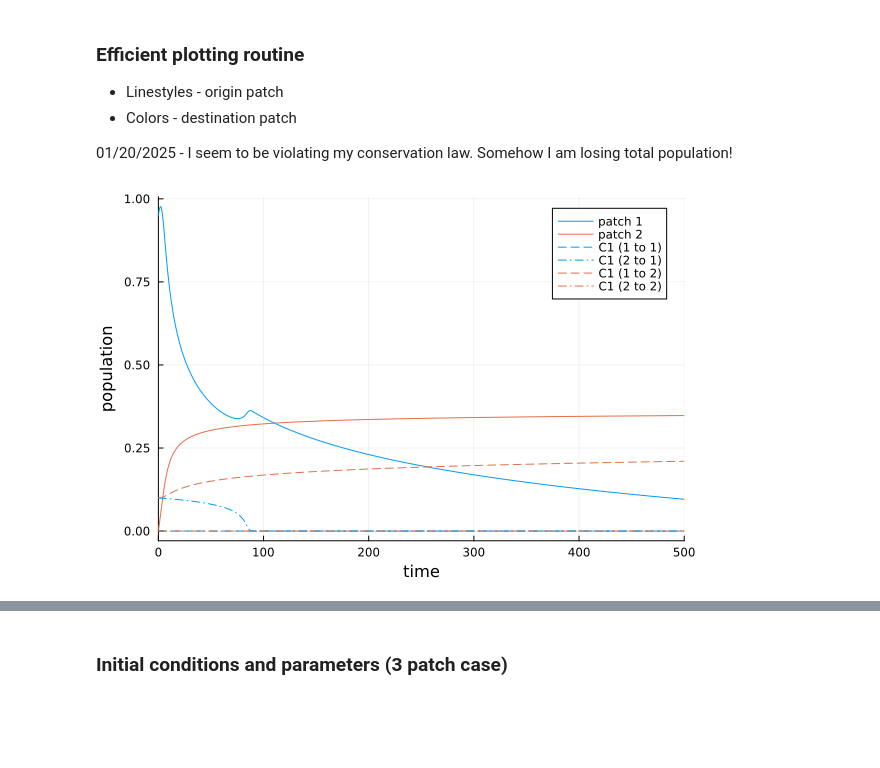
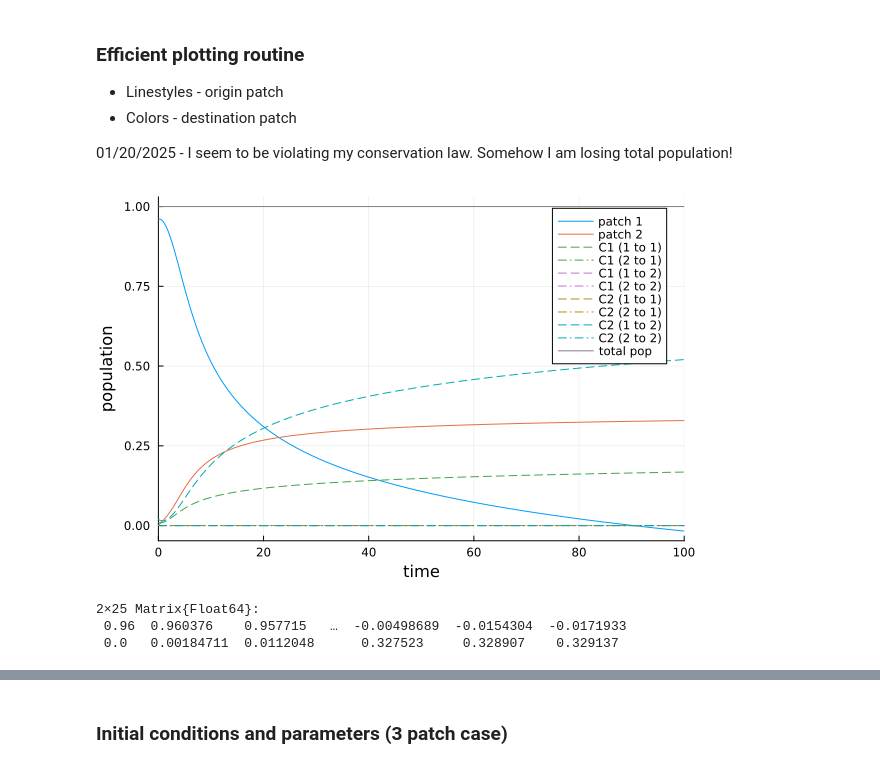
Before and after one commit to acossairt/traffic_air_quality_modeling, a Jupyter notebook: julia_model/travel_4_full_2.ipynb, the cells around one changed output, grey strips where cells are left out. Saved outputs shown, nothing was run; the diff lists cells and outputs as text; code cells hidden in the pictures; blank space fills up the shorter version.

Commit message:
correct plot, include all cK

```diff
--- a/julia_model/travel_4_full_2.ipynb
+++ b/julia_model/travel_4_full_2.ipynb
@@ -118,15 +104,15 @@ display(A_transposed)
 #### Set initial conditions and parameters (mimic XPPAUT version)
 # %%
 # Initial conditions
-P_init = [0.95 0.0]
+P_init = [0.96 0.0]
 n = length(P_init)
+
 # Construct a 2D matrix for each "layer" of the network, then concatenate,
 # Every pair of distinct patches should have at least one connecting corridor
-C_l1 = [0.0 0.1 ; 0.1 0.0] # ones(n, n)*3
-C_l2 = [0.0 0.1 ; 0.1 0.0] # ones(n, n)*2
+C_l1 = [0.0 0.01 ; 0.01 0.0] # ones(n, n)*3
+C_l2 = [0.0 0.02 ; 0.0 0.0] # ones(n, n)*2
 C_init = cat(C_l1, C_l2; dims=3)
 k = size(C_init)[3]
-#display(C_init)
 
 # create a network "map" with 1's indicating the presence of a linking corridor
 C_map = C_init .!= 0.0
@@ -138,21 +124,17 @@ display(C_map)
 β_l1 = β1 * (C_l1 .!= 0.0)
 β_l2 = β2 * (C_l2 .!= 0.0)
 β0 = cat(β_l1, β_l2; dims=3)
-#display(β0)
 
 # or
 β_mtx = cat(C_map[:, :, 1] * β1, C_map[:, :, 2] * β2; dims=3)
-#display(β_init)
 
 # Parameters
-Δt = 500.0
+Δt = 100.0
 α_lst = [0.7, 0.9]
 p_out_lst = [1.0, 0.0] #repeat([1.0], n)
 p = (α_lst, β_mtx, p_out_lst)
 println(typeof(p))
 N0 = ArrayPartition(P_init, C_init)
-
-#display(N0)
 # %% [output]
 2×2×2 BitArray{3}:
 [:, :, 1] =
@@ -197,19 +178,32 @@ t: 93-element Vector{Float64}:
 # %%
 # Plot patch populations
 plt = plot(sol, idxs = (0,1), xlabel="time", ylabel="population", label="patch 1")
 for patch_num in 2:n
     plot!(sol, idxs = (0,patch_num), xlabel="time", ylabel="population", label="patch $patch_num")
 end
 
 # Plot corridor populations
 linestyles = [:dash, :dashdot, :dashdotdot, :dot]
 linecolors = palette(:default) #[:tabblue, :taborange, :tabgreen, :tabpink]
-for col_j in 1:n # loop through columns
-    for row_i in 1:n # loop through rows
-        sol_n = n + (col_j-1)*n + row_i
-        plot!(sol, idxs = (0,sol_n), xlabel="time", ylabel="population", label="C1 ($row_i to $col_j)", ls=linestyles[row_i], lc=linecolors[col_j])
+for slice_n in 1:k
+    for col_j in 1:n # loop through columns
+        for row_i in 1:n # loop through rows
+            sol_n = n + (slice_n)*k + (col_j-1)*n + row_i # but skip the first n numbers because those were patches, already plotted
+            plot!(sol, idxs = (0,sol_n), xlabel="time", ylabel="population", label="C$slice_n ($row_i to $col_j)", ls=linestyles[row_i], lc=linecolors[slice_n*k + col_j])
+        end
     end
 end
+
+# plot totals
+total_pop = vec(sum(sol, dims=1))
+plot!(sol.t, total_pop, label="total pop", lc="gray")
+
 display(plt)
 # %% [output]
-[figure, old version]
+[figure, new version]
+# %%
+cat(sol[(1:2),:], dims=2)
+# %% [output]
+2×25 Matrix{Float64}:
+ 0.96  0.960376    0.957715   …  -0.00498689  -0.0154304  -0.0171933
+ 0.0   0.00184711  0.0112048      0.327523     0.328907    0.329137
```
Also changed, not shown: parts of 7 cells of this notebook.
